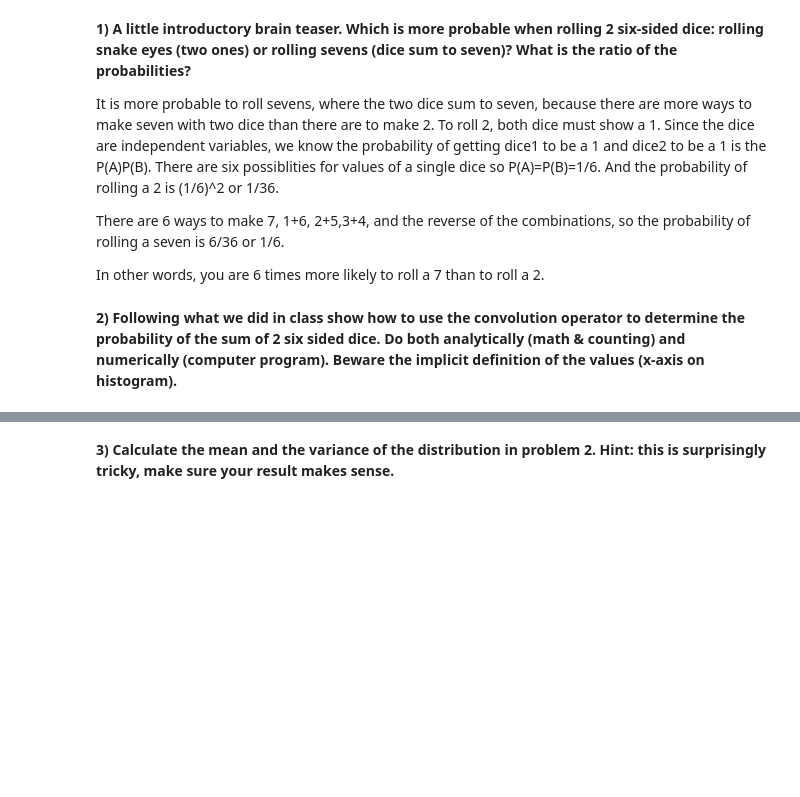
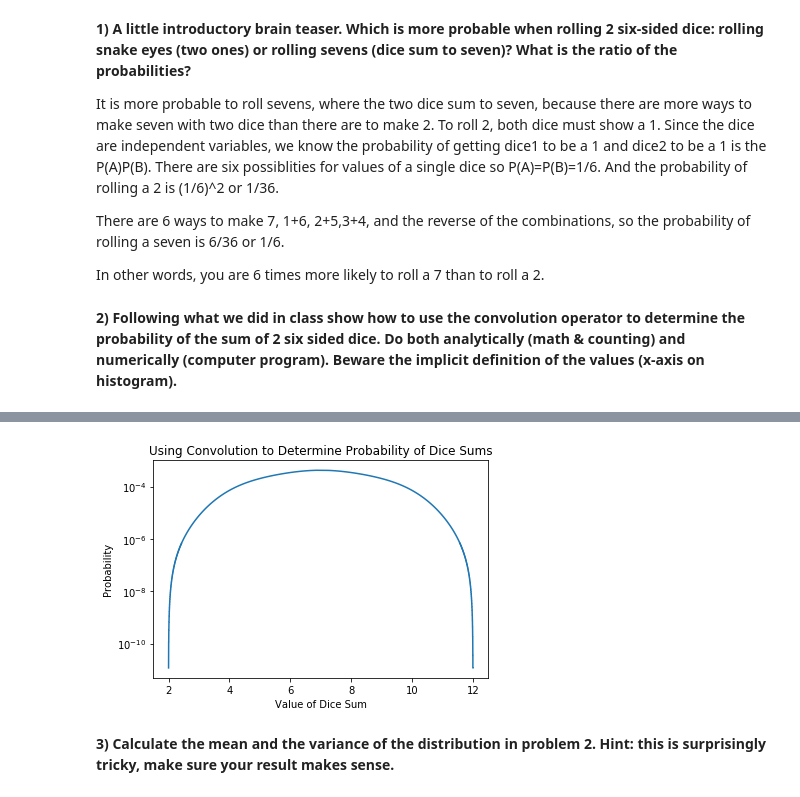
Before and after one commit to ecb49/burns_phys434, a Jupyter notebook: hw/Burns_HW2.ipynb, the cells around one changed output, grey strips where cells are left out. Cells and saved outputs as stored; diff of their text form; code cells hidden in the pictures; blank space fills up the shorter version.

```diff
--- a/hw/Burns_HW2.ipynb
+++ b/hw/Burns_HW2.ipynb
@@ -40,3 +41,27 @@ plt.show()
+# %%
+xlow = 1
+xhigh = 6
+xspace = 2000
+
+x = np.linspace(xlow,xhigh,xspace)
+
+sum_dist = scipy.stats.norm.pdf(var,loc=3.5)
+sum_dist = sum_dist/sum(sum_dist)
+comb=sum_dist
+
+k=2
+for i in range (k):
+    comb = np.convolve(comb,base,mode='full')
+
+cx = np.linspace(xlow*k,xhigh*k,len(comb))
+plt.step(cx,comb)
+plt.yscale('log')
+plt.xlabel('Value of Dice Sum')
+plt.ylabel('Probability')
+plt.title('Using Convolution to Determine Probability of Dice Sums')
+plt.show()
+# %% [output]
+[figure, added]
 # %% [markdown]
 **3) Calculate the mean and the variance of the distribution in problem 2. Hint: this is surprisingly tricky, make sure your result makes sense.**
 # %%
```
Also changed, not shown: parts of 3 cells of this notebook, 2 other files.
